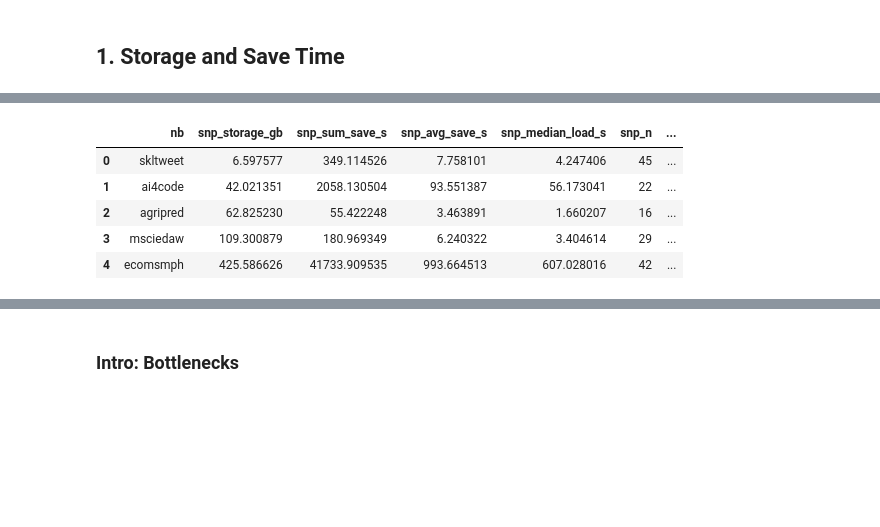
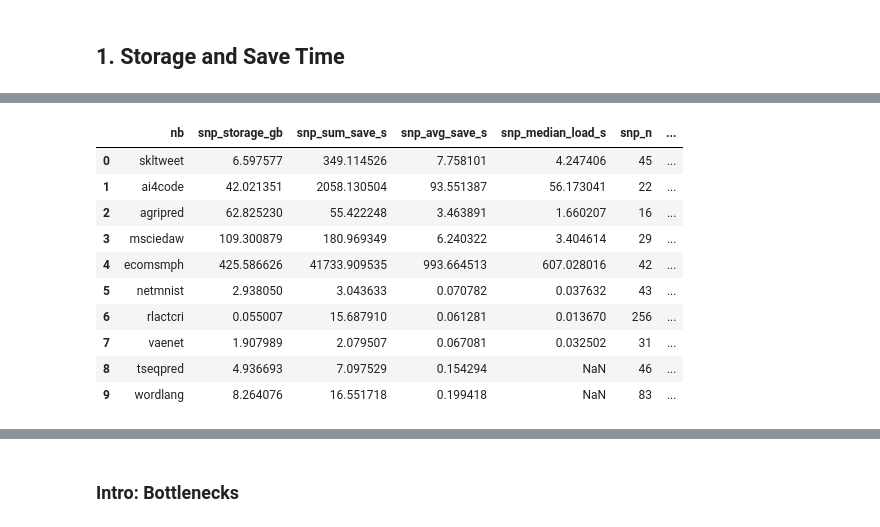
Before and after one commit to illinoisdata/pod, a Jupyter notebook: plot.ipynb, the cells around one changed output, grey strips where cells are left out. Drawn from its saved outputs; the diff is of its cells as text; code cells hidden in the pictures; blank space fills up the shorter version.

```diff
--- a/plot.ipynb
+++ b/plot.ipynb
@@ -627,6 +683,8 @@ WARNING: Missing result/exp1_crii_ai4code[exc]/expstat.json
 # %%
 # nbs = ['betterxb', 'skltweet', 'tpsmay22', 'twittnet', 'ai4code']
-nbs = ['skltweet', 'ai4code', 'agripred', 'msciedaw', 'ecomsmph']
+nbs_1 = ['skltweet', 'ai4code', 'agripred', 'msciedaw', 'ecomsmph']
+nbs_2 = ['netmnist', 'rlactcri', 'vaenet', 'tseqpred', 'wordlang']
+nbs = [*nbs_1, *nbs_2]
 suts = [
     "dill",
     "shev",
@@ -654,9 +712,14 @@ WARNING: Missing result/exp1_crii_ai4code[exc]/expstat.json
 |  | nb | snp_storage_gb | snp_sum_save_s | snp_avg_save_s | snp_median_load_s | snp_n | ... |
 | 0 | skltweet | 6.597577 | 349.114526 | 7.758101 | 4.247406 | 45 | ... |
 | 1 | ai4code | 42.021351 | 2058.130504 | 93.551387 | 56.173041 | 22 | ... |
 | 2 | agripred | 62.825230 | 55.422248 | 3.463891 | 1.660207 | 16 | ... |
 | 3 | msciedaw | 109.300879 | 180.969349 | 6.240322 | 3.404614 | 29 | ... |
 | 4 | ecomsmph | 425.586626 | 41733.909535 | 993.664513 | 607.028016 | 42 | ... |
+| 5 | netmnist | 2.938050 | 3.043633 | 0.070782 | 0.037632 | 43 | ... |
+| 6 | rlactcri | 0.055007 | 15.687910 | 0.061281 | 0.013670 | 256 | ... |
+| 7 | vaenet | 1.907989 | 2.079507 | 0.067081 | 0.032502 | 31 | ... |
+| 8 | tseqpred | 4.936693 | 7.097529 | 0.154294 | NaN | 46 | ... |
+| 9 | wordlang | 8.264076 | 16.551718 | 0.199418 | NaN | 83 | ... |
 # %%
 exp_i_df["est_mut_rate"] = ((exp_i_df.snp_n - 1) * exp_i_df.pga_storage_gb / exp_i_df.snp_storage_gb - 1) / (exp_i_df.snp_n - 2)
 print(f"Mean mutation rate: {exp_i_df['est_mut_rate'].mean()}")
```
Also changed, not shown: parts of 20 cells of this notebook, 58 other files.
